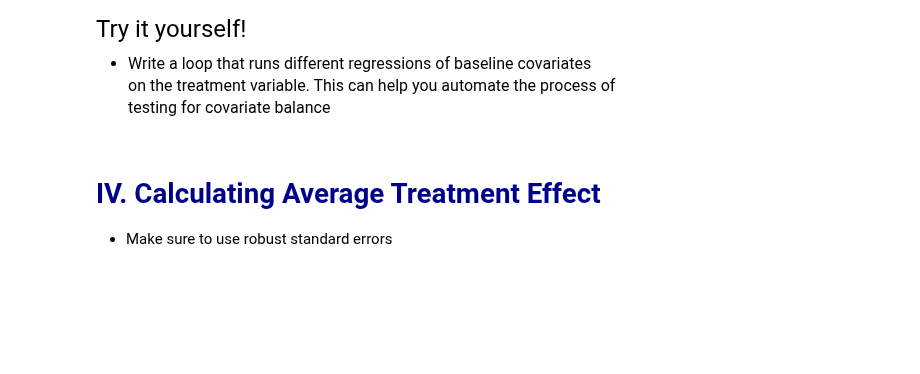
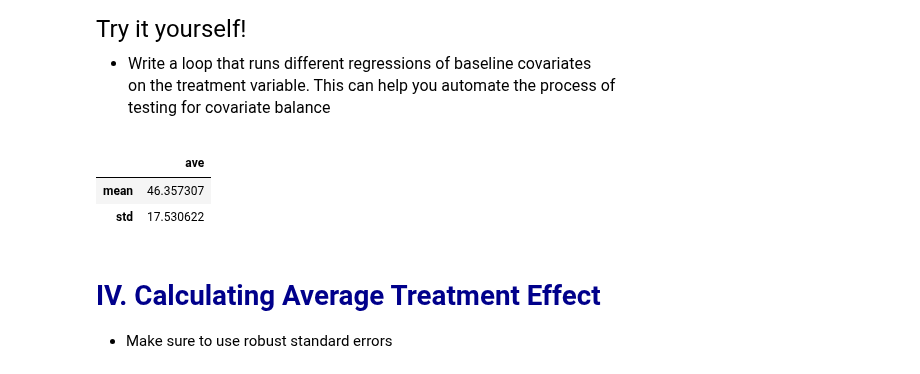
Before and after one commit to basilqueen/datasci530fall2026, a Jupyter notebook: Lecture 10/lecture_10c - Example Analyzing Experimental Data.ipynb, the cells around one changed output. Cells and saved outputs as stored; diff of their text form; code cells hidden in the pictures; blank space fills up the shorter version.

```diff
--- a/Lecture 10/lecture_10c - Example Analyzing Experimental Data.ipynb
+++ b/Lecture 10/lecture_10c - Example Analyzing Experimental Data.ipynb
@@ -209,3 +234,9 @@ testing for covariate balance
+# %%
+display(dataset_treated[variables_scores].describe().loc[['mean', 'std']])
+# %% [output]
+|  | ave |
+| mean | 46.357307 |
+| std | 17.530622 |
 # %% [markdown]
 # <span style="color:darkblue"> IV. Calculating Average Treatment Effect </span>
 
```
Also changed, not shown: parts of 11 cells of this notebook, 7 other files.
